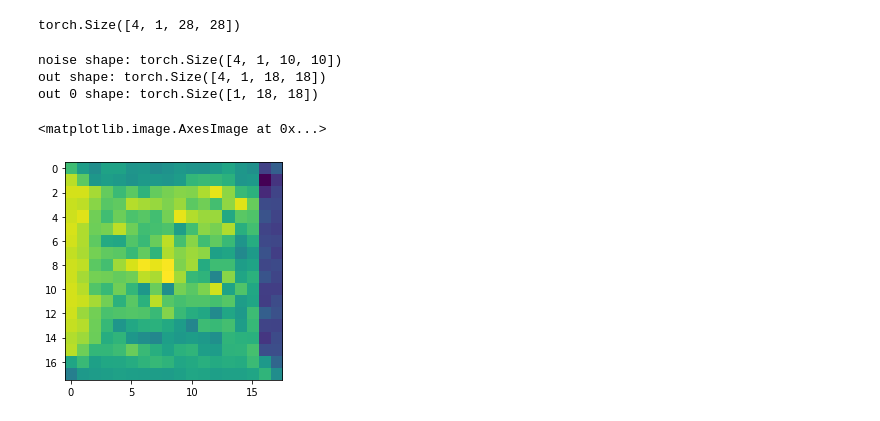
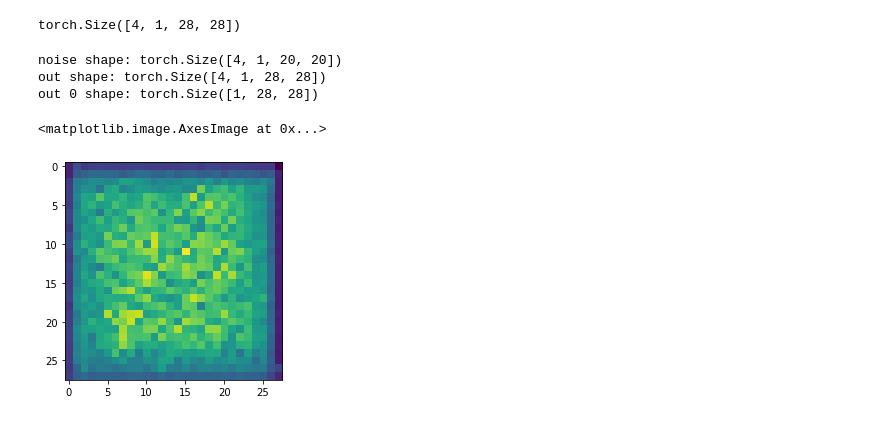
Before and after one commit to luundbr/algos, a Jupyter notebook: gan.ipynb, the cells around one changed output. Drawn from its saved outputs; the diff is of its cells as text; code cells hidden in the pictures.

```diff
--- a/gan.ipynb
+++ b/gan.ipynb
@@ -69,18 +69,18 @@ class G(nn.Module):
 # %%
 generator = G()
 
-noise = torch.randn(BATCH, 1, 10, 10)
+noise = torch.randn(BATCH, 1, 20, 20)
 print('noise shape:', noise.shape)
 
 out = generator(noise)
 
 print('out shape:', out.shape)
 print('out 0 shape:', out[0].shape)
 
-imshow(out[0].reshape(18, 18).detach())
+imshow(out[0].reshape(28, 28).detach())
 # %% [output]
-noise shape: torch.Size([4, 1, 10, 10])
-out shape: torch.Size([4, 1, 18, 18])
-out 0 shape: torch.Size([1, 18, 18])
+noise shape: torch.Size([4, 1, 20, 20])
+out shape: torch.Size([4, 1, 28, 28])
+out 0 shape: torch.Size([1, 28, 28])
 <matplotlib.image.AxesImage at 0x...>
-[figure, old version]
+[figure, new version]
```
Also changed, not shown: parts of 5 cells of this notebook.
